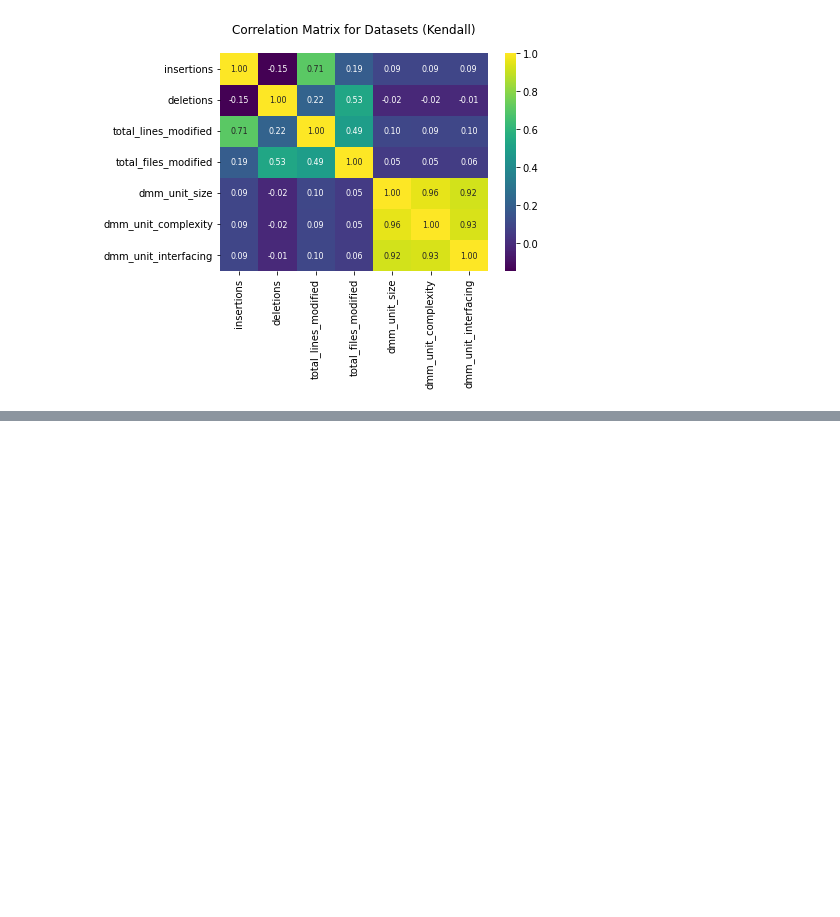
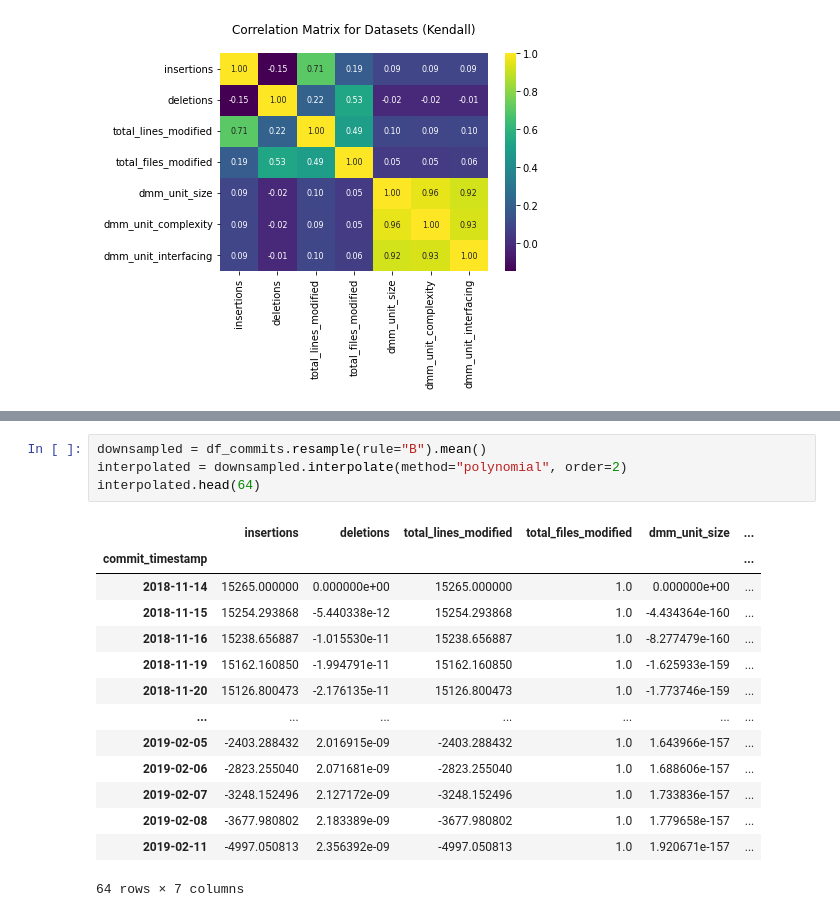
Before and after one commit to Elang89/hf-evolution, a Jupyter notebook: notebooks/models_statistics.ipynb, the cells around one changed output, grey strips where cells are left out. Drawn from its saved outputs; the diff is of its cells as text; blank space fills up the shorter version.

```diff
--- a/notebooks/models_statistics.ipynb
+++ b/notebooks/models_statistics.ipynb
@@ -95,0 +101,19 @@ plt.scatter(df_commits["commit_timestamp"], df_commits["dmm_unit_complexity"], c
+# %%
+downsampled = df_commits.resample(rule="B").mean()
+interpolated = downsampled.interpolate(method="polynomial", order=2)
+interpolated.head(64)
+# %% [output]
+|  | insertions | deletions | total_lines_modified | total_files_modified | dmm_unit_size | ... |
+| commit_timestamp |  |  |  |  |  | ... |
+| 2018-11-14 | 15265.000000 | 0.000000e+00 | 15265.000000 | 1.0 | 0.000000e+00 | ... |
+| 2018-11-15 | 15254.293868 | -5.440338e-12 | 15254.293868 | 1.0 | -4.434364e-160 | ... |
+| 2018-11-16 | 15238.656887 | -1.015530e-11 | 15238.656887 | 1.0 | -8.277479e-160 | ... |
+| 2018-11-19 | 15162.160850 | -1.994791e-11 | 15162.160850 | 1.0 | -1.625933e-159 | ... |
+| 2018-11-20 | 15126.800473 | -2.176135e-11 | 15126.800473 | 1.0 | -1.773746e-159 | ... |
+| ... | ... | ... | ... | ... | ... | ... |
+| 2019-02-05 | -2403.288432 | 2.016915e-09 | -2403.288432 | 1.0 | 1.643966e-157 | ... |
+| 2019-02-06 | -2823.255040 | 2.071681e-09 | -2823.255040 | 1.0 | 1.688606e-157 | ... |
+| 2019-02-07 | -3248.152496 | 2.127172e-09 | -3248.152496 | 1.0 | 1.733836e-157 | ... |
+| 2019-02-08 | -3677.980802 | 2.183389e-09 | -3677.980802 | 1.0 | 1.779658e-157 | ... |
+| 2019-02-11 | -4997.050813 | 2.356392e-09 | -4997.050813 | 1.0 | 1.920671e-157 | ... |
+64 rows × 7 columns
```
Also changed, not shown: parts of 7 cells of this notebook, 16 other files.
